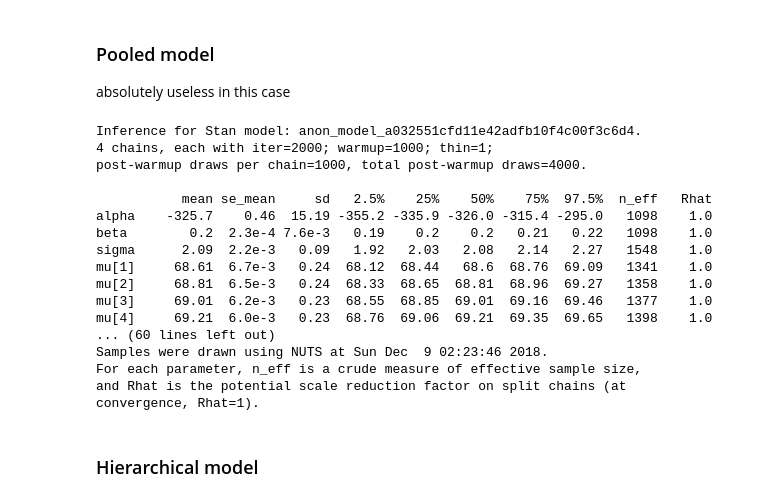
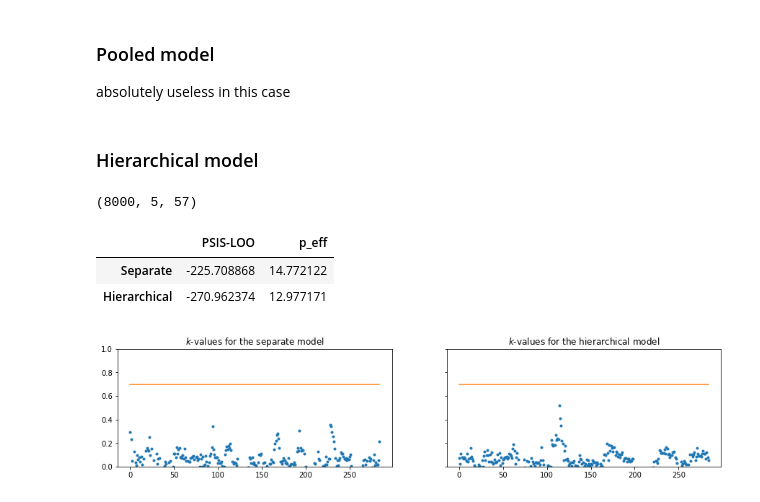
Before and after one commit to rainbowmiha/Bayesian-Data-Analysis-Final-Project, a Jupyter notebook: project.ipynb, the cells around one changed output. Saved outputs shown, nothing was run; the diff lists cells and outputs as text; code cells hidden in the pictures.

Commit message:
working models

```diff
--- a/project.ipynb
+++ b/project.ipynb
@@ -61,4 +68,5 @@ stan_data = dict(N=N, K=K, x=x, y=y, ind=ind, xpred=2017)
 # %%
-fit = sm_separate.sampling(data=stan_data, iter=4000); #, iter=4000
-print(fit)
+fit_separate = sm_separate.sampling(data=stan_data, iter=4000); #, iter=4000
+samples_separate = fit_separate.extract(permuted=True);
+print(samples_separate["log_lik"].shape)
 # %% [output]
@@ -82,3 +74,11 @@ convergence, Rhat=1).
+# %%
+log_lik_separate = samples_separate["log_lik"].reshape(samples_separate["log_lik"].shape[0], samples_separate["log_lik"].shape[1]*samples_separate["log_lik"].shape[2])
+sep_loo, sep_loos, sep_ks = psisloo(log_lik_separate)
+sep_lppd = np.sum(np.log(np.mean(np.exp(log_lik_separate), axis=0)))
+sep_peff = sep_lppd-sep_loo
+# print(sep_loo)
+# print(sep_peff)
+# print(sum(sep_ks<.7)/len(sep_ks))
 # %% [markdown]
 ### Pooled model
 absolutely useless in this case
@@ -115,25 +115,7 @@ generated quantities {
 sm_pooled = pystan.StanModel(model_code=code_pooled)
 # %%
 fit = sm_pooled.sampling(data=stan_data);
-print(fit)
+# print(fit)
-# %% [output]
-Inference for Stan model: anon_model_a032551cfd11e42adfb10f4c00f3c6d4.
-4 chains, each with iter=2000; warmup=1000; thin=1;
-post-warmup draws per chain=1000, total post-warmup draws=4000.
-
-           mean se_mean     sd   2.5%    25%    50%    75%  97.5%  n_eff   Rhat
-alpha    -325.7    0.46  15.19 -355.2 -335.9 -326.0 -315.4 -295.0   1098    1.0
-beta        0.2  2.3e-4 7.6e-3   0.19    0.2    0.2   0.21   0.22   1098    1.0
-sigma      2.09  2.2e-3   0.09   1.92   2.03   2.08   2.14   2.27   1548    1.0
-mu[1]     68.61  6.7e-3   0.24  68.12  68.44   68.6  68.76  69.09   1341    1.0
-mu[2]     68.81  6.5e-3   0.24  68.33  68.65  68.81  68.96  69.27   1358    1.0
-mu[3]     69.01  6.2e-3   0.23  68.55  68.85  69.01  69.16  69.46   1377    1.0
-mu[4]     69.21  6.0e-3   0.23  68.76  69.06  69.21  69.35  69.65   1398    1.0
-... (60 lines left out)
-Samples were drawn using NUTS at Sun Dec  9 02:23:46 2018.
-For each parameter, n_eff is a crude measure of effective sample size,
-and Rhat is the potential scale reduction factor on split chains (at
-convergence, Rhat=1).
 # %% [markdown]
 ### Hierarchical model
 # %%
@@ -168,3 +162,38 @@ generated quantities {
 }
 """
 sm_hierarchical = pystan.StanModel(model_code=code_hierarchical)
+# %%
+fit_hier = sm_hierarchical.sampling(data=stan_data, iter=4000);
+samples_hier = fit_hier.extract(permuted=True);
+print(samples_hier["log_lik"].shape)
+# %% [output]
+(8000, 5, 57)
+# %%
+log_lik_hier = samples_hier["log_lik"].reshape(samples_hier["log_lik"].shape[0], samples_hier["log_lik"].shape[1]*samples_hier["log_lik"].shape[2])
+hier_loo, hier_loos, hier_ks = psisloo(log_lik_hier)
+hier_lppd = np.sum(np.log(np.mean(np.exp(log_lik_hier), axis=0)))
+hier_peff = hier_lppd-hier_loo
+# print(hier_loo)
+# print(hier_peff)
+# print(sum(hier_ks<.7)/len(hier_ks))
+# %%
+data = [[sep_loo, sep_peff],
+        [hier_loo, hier_peff]]
+table = pd.DataFrame(data, index=["Separate",  "Hierarchical"],
+                     columns=["PSIS-LOO", "p_eff"])
+display(HTML(table.to_html()))
+# %% [output]
+|  | PSIS-LOO | p_eff |
+| Separate | -225.708868 | 14.772122 |
+| Hierarchical | -270.962374 | 12.977171 |
+# %%
+f, ax = plt.subplots(1, 2, sharey=True, figsize=(15, 3));
+ax[0].plot(sep_ks, ".");
+ax[0].plot([.7 for _ in sep_ks]);
+ax[0].set_ylim((0,1));
+ax[0].set_title("$k$-values for the separate model");
+ax[1].plot(hier_ks, ".");
+ax[1].plot([.7 for _ in hier_ks]);
+ax[1].set_title("$k$-values for the hierarchical model");
+# %% [output]
+[figure, added]
```
Also changed, not shown: parts of 7 cells of this notebook, 1 other file.
